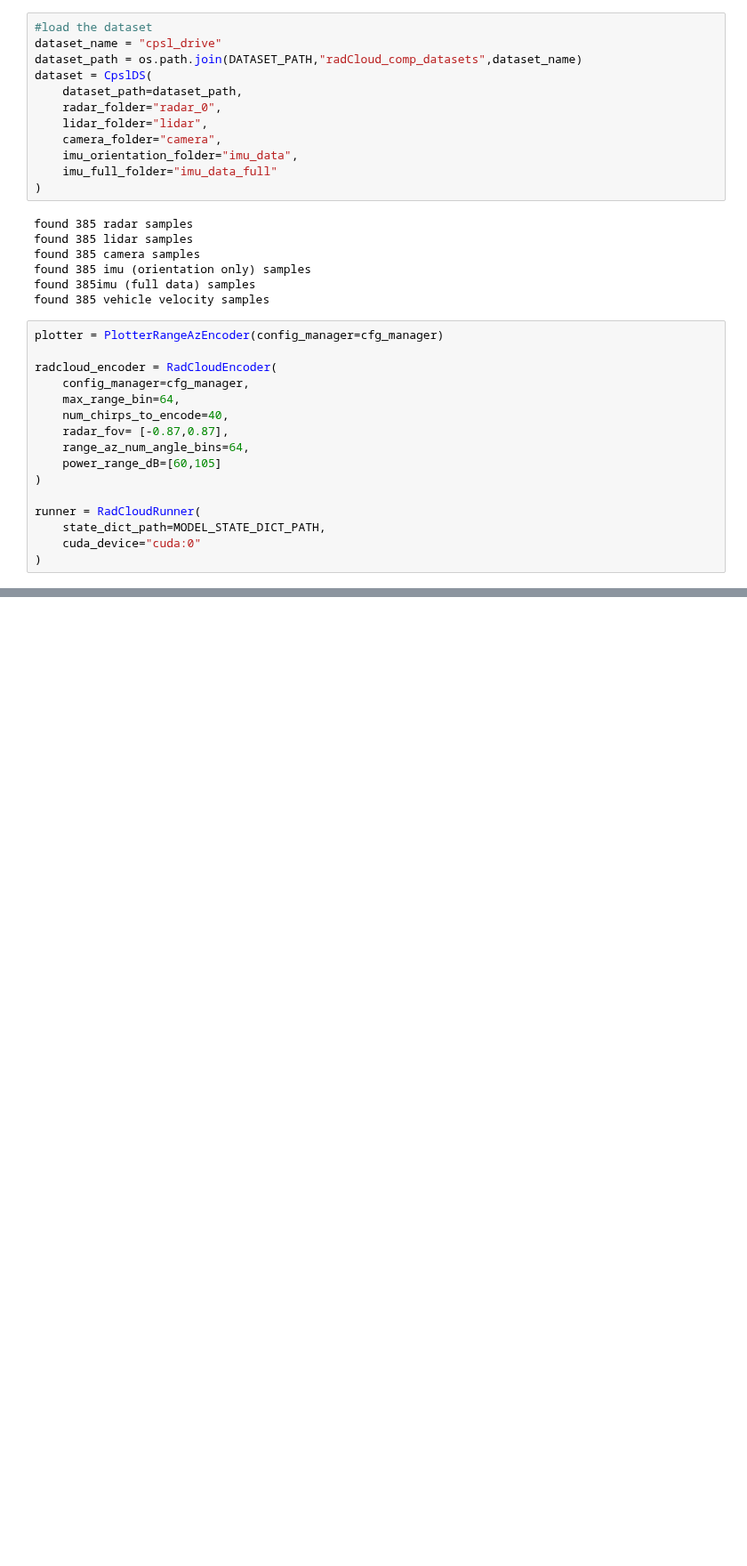
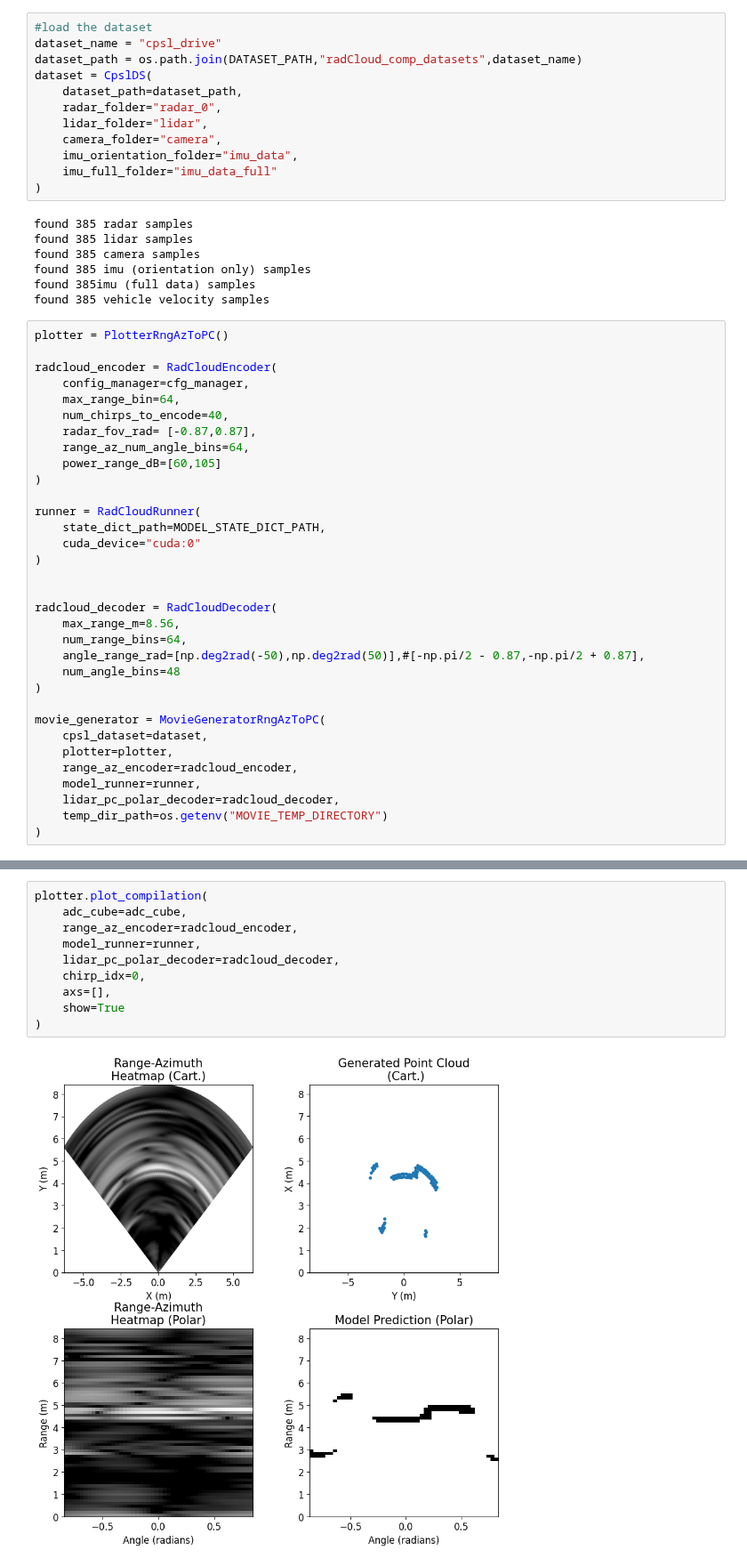
Before and after one commit to davidmhunt/mmwave_model_integrator, a Jupyter notebook: notebooks/testing_radcloud.ipynb, the cells around one changed output, grey strips where cells are left out. Shown at 89% size. Drawn from its saved outputs; the diff is of its cells as text; blank space fills up the shorter version.

Commit message:
implemented radcloud encoder and decoder

```diff
--- a/notebooks/testing_radcloud.ipynb
+++ b/notebooks/testing_radcloud.ipynb
@@ -43,13 +45,13 @@ found 385 imu (orientation only) samples
 found 385imu (full data) samples
 found 385 vehicle velocity samples
 # %%
-plotter = PlotterRangeAzEncoder(config_manager=cfg_manager)
+plotter = PlotterRngAzToPC()
 
 radcloud_encoder = RadCloudEncoder(
     config_manager=cfg_manager,
     max_range_bin=64,
     num_chirps_to_encode=40,
-    radar_fov= [-0.87,0.87],
+    radar_fov_rad= [-0.87,0.87],
     range_az_num_angle_bins=64,
     power_range_dB=[60,105]
 )
@@ -58,5 +60,22 @@ runner = RadCloudRunner(
     state_dict_path=MODEL_STATE_DICT_PATH,
     cuda_device="cuda:0"
 )
+
+
+radcloud_decoder = RadCloudDecoder(
+    max_range_m=8.56,
+    num_range_bins=64,
+    angle_range_rad=[np.deg2rad(-50),np.deg2rad(50)],#[-np.pi/2 - 0.87,-np.pi/2 + 0.87],
+    num_angle_bins=48
+)
+
+movie_generator = MovieGeneratorRngAzToPC(
+    cpsl_dataset=dataset,
+    plotter=plotter,
+    range_az_encoder=radcloud_encoder,
+    model_runner=runner,
+    lidar_pc_polar_decoder=radcloud_decoder,
+    temp_dir_path=os.getenv("MOVIE_TEMP_DIRECTORY")
+)
 # %% [output]
 _ModelRunner: using GPU: cuda:0
@@ -97,0 +91,12 @@ ax.imshow(pred,
+# %%
+plotter.plot_compilation(
+    adc_cube=adc_cube,
+    range_az_encoder=radcloud_encoder,
+    model_runner=runner,
+    lidar_pc_polar_decoder=radcloud_decoder,
+    chirp_idx=0,
+    axs=[],
+    show=True
+)
+# %% [output]
+[figure, added]
```
Also changed, not shown: parts of 8 cells of this notebook, 6 other files.
